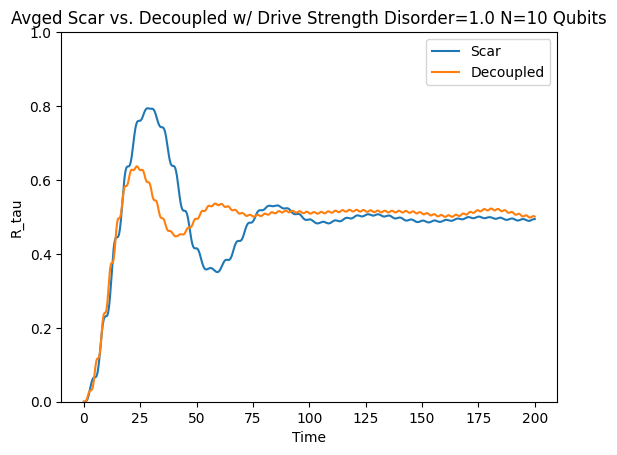
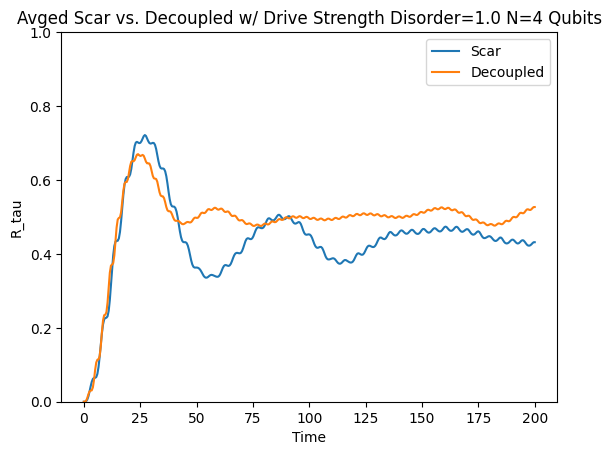
Code edit (unified diff) that turned the first committed figure into the second:
--- before
+++ after
@@ -1,34 +1,41 @@
 wd = 0.6365091993031
-tlist = np.linspace(0, 200, 500)
-N = 10
+tlist = np.linspace(0, 200, 400)
+nlist = [4, 10]
 d = 1.0
 reals = 100
 
-Rtau_scar = np.zeros(len(tlist))
-args = {"A": 0.1, "omega": wd}
-for _ in range(reals):
-    H0, H1, eigenvalues, eigenstates, psi0, basisList = get_scar_ham(N, random_seed=True, ds_dis=d)
-    H = qt.QobjEvo([H0, [H1, coeff]], args=args)
-    psi_t = qt.sesolve(H, eigenstates[0], tlist, e_ops=[H0])
-    Rtau = np.array(np.real(psi_t.expect[0] - psi_t.expect[0][0]) / (eigenvalues[-1] - eigenvalues[0]))
-    Rtau_scar += Rtau
-Rtau_scar = Rtau_scar / reals
+full_scar = []
+full_qubit = []
 
-Rtau_qubit = np.zeros(len(tlist))
-qargs = {"A": 0.1, "omega": 1.0}
-for _ in range(reals):
-    H0, H1, eigenvalues, eigenstates = get_qubit_ham(N, random_seed=True, ds_dis=d)
-    H = qt.QobjEvo([H0, [H1, coeff]], args=qargs)
-    psi_t = qt.sesolve(H, eigenstates[0], tlist, e_ops=[H0])
-    Rtau = np.array(np.real(psi_t.expect[0] - psi_t.expect[0][0]) / (eigenvalues[-1] - eigenvalues[0]))
-    Rtau_qubit += Rtau
-Rtau_qubit = Rtau_qubit / reals
+for N in nlist:
+    Rtau_scar = np.zeros(len(tlist))
+    args = {"A": 0.1, "omega": wd}
+    for _ in range(reals):
+        H0, H1, eigenvalues, eigenstates, psi0, basisList = get_scar_ham(N, random_seed=True, ds_dis=d)
+        H = qt.QobjEvo([H0, [H1, coeff]], args=args)
+        psi_t = qt.sesolve(H, eigenstates[0], tlist, e_ops=[H0])
+        Rtau = np.array(np.real(psi_t.expect[0] - psi_t.expect[0][0]) / (eigenvalues[-1] - eigenvalues[0]))
+        Rtau_scar += Rtau
+    Rtau_scar = Rtau_scar / reals
 
-plt.title(f"Avged Scar vs. Decoupled w/ Drive Strength Disorder={d} N={N} Qubits")
-plt.ylabel("R_tau")
-plt.xlabel("Time")
-plt.ylim(0, 1)
-plt.plot(tlist, Rtau_scar, label="Scar")
-plt.plot(tlist, Rtau_qubit, label="Decoupled")
-plt.legend()
-plt.show()
+    Rtau_qubit = np.zeros(len(tlist))
+    qargs = {"A": 0.1, "omega": 1.0}
+    for _ in range(reals):
+        H0, H1, eigenvalues, eigenstates = get_qubit_ham(N, random_seed=True, ds_dis=d)
+        H = qt.QobjEvo([H0, [H1, coeff]], args=qargs)
+        psi_t = qt.sesolve(H, eigenstates[0], tlist, e_ops=[H0])
+        Rtau = np.array(np.real(psi_t.expect[0] - psi_t.expect[0][0]) / (eigenvalues[-1] - eigenvalues[0]))
+        Rtau_qubit += Rtau
+    Rtau_qubit = Rtau_qubit / reals
+
+    plt.title(f"Avged Scar vs. Decoupled w/ Drive Strength Disorder={d} N={N} Qubits")
+    plt.ylabel("R_tau")
+    plt.xlabel("Time")
+    plt.ylim(0, 1)
+    plt.plot(tlist, Rtau_scar, label="Scar")
+    plt.plot(tlist, Rtau_qubit, label="Decoupled")
+    plt.legend()
+    plt.show()
+
+    full_scar.append(Rtau_scar)
+    full_qubit.append(Rtau_qubit)

Commit: creating more graphs